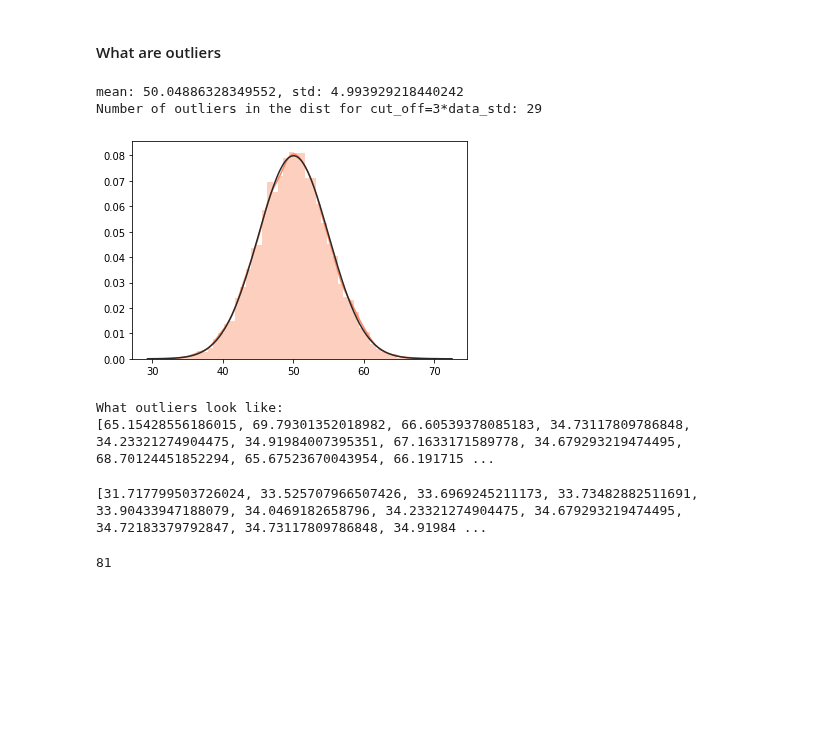
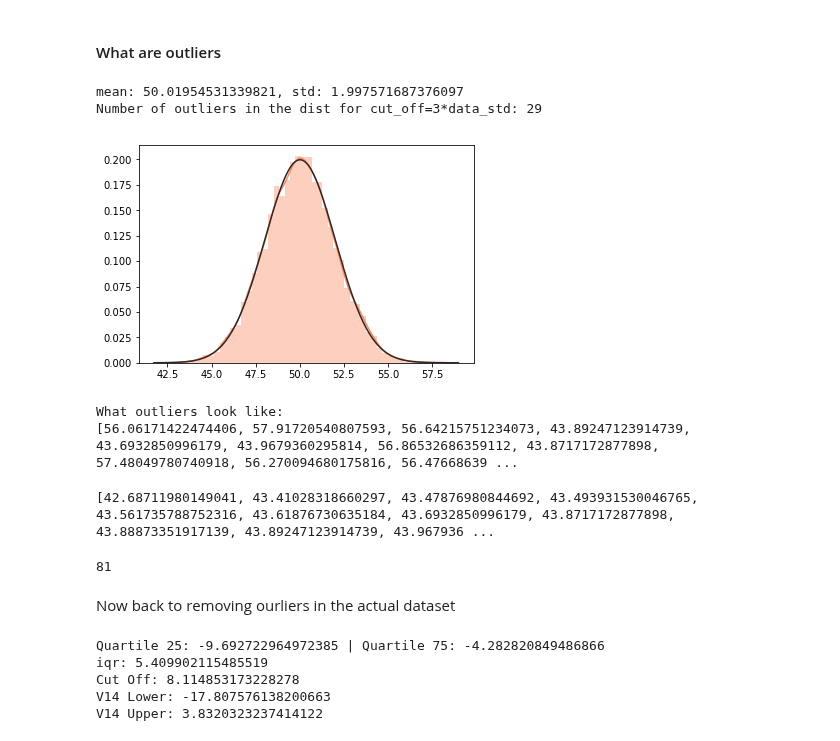
Before and after one commit to lepchenkov/Fraud_detection_case_study, a Jupyter notebook: Exploring_imbalanced_dataset.ipynb, the cells around one changed output. Saved outputs shown, nothing was run; the diff lists cells and outputs as text; code cells hidden in the pictures; blank space fills up the shorter version.

```diff
--- a/Exploring_imbalanced_dataset.ipynb
+++ b/Exploring_imbalanced_dataset.ipynb
@@ -312,33 +315,33 @@ Only V14 feature has a distribution close to normal.
 # %%
 from numpy.random import seed, randn
 from numpy import mean, std
 seed(1)
-data = 5 * randn(10000) + 50
+data = 2 * randn(10000) + 50
 print(f'mean: {mean(data)}, std: {std(data)}')
 data_mean, data_std = mean(data), std(data)
 cut_off_value = 3
 cut_off = data_std * cut_off_value
 lower, upper = data_mean - cut_off, data_mean + cut_off
 
 outliers = [x for x in data if x < lower or x > upper]
 print(f'Number of outliers in the dist for cut_off={cut_off_value}*data_std:',
       len(outliers))
 
 sns.distplot(data, fit=norm, color='#FB8861')
 plt.show()
 
 print('\nWhat outliers look like:')
 print(outliers)
 # %% [output]
-mean: 50.04886328349552, std: 4.993929218440242
+mean: 50.01954531339821, std: 1.997571687376097
 Number of outliers in the dist for cut_off=3*data_std: 29
-[figure, old version]
+[figure, new version]
 What outliers look like:
-[65.15428556186015, 69.79301352018982, 66.60539378085183, 34.73117809786848, 34.23321274904475, 34.91984007395351, 67.1633171589778, 34.679293219474495, 68.70124451852294, 65.67523670043954, 66.191715 ...
+[56.06171422474406, 57.91720540807593, 56.64215751234073, 43.89247123914739, 43.6932850996179, 43.9679360295814, 56.86532686359112, 43.8717172877898, 57.48049780740918, 56.270094680175816, 56.47668639 ...
 # %%
 print(sorted(outliers))
 # %% [output]
-[31.717799503726024, 33.525707966507426, 33.6969245211173, 33.73482882511691, 33.90433947188079, 34.0469182658796, 34.23321274904475, 34.679293219474495, 34.72183379792847, 34.73117809786848, 34.91984 ...
+[42.68711980149041, 43.41028318660297, 43.47876980844692, 43.493931530046765, 43.561735788752316, 43.61876730635184, 43.6932850996179, 43.8717172877898, 43.88873351917139, 43.89247123914739, 43.967936 ...
 # %%
 from numpy import percentile
 q25, q75 = percentile(data, 25), percentile(data, 75)
@@ -349,3 +352,24 @@ outliers = [x for x in data if x < lower or x > upper]
 print(len(outliers))
 # %% [output]
 81
+# %% [markdown]
+Now back to removing ourliers in the actual dataset
+# %%
+v14_fraud = new_df['V14'].loc[new_df['Class'] == 1].values
+q25, q75 = np.percentile(v14_fraud, 25), np.percentile(v14_fraud, 75)
+print('Quartile 25: {} | Quartile 75: {}'.format(q25, q75))
+v14_iqr = q75 - q25
+print('iqr: {}'.format(v14_iqr))
+
+
+v14_cut_off = v14_iqr * 1.5
+v14_lower, v14_upper = q25 - v14_cut_off, q75 + v14_cut_off
+print('Cut Off: {}'.format(v14_cut_off))
+print('V14 Lower: {}'.format(v14_lower))
+print('V14 Upper: {}'.format(v14_upper))
+# %% [output]
+Quartile 25: -9.692722964972385 | Quartile 75: -4.282820849486866
+iqr: 5.409902115485519
+Cut Off: 8.114853173228278
+V14 Lower: -17.807576138200663
+V14 Upper: 3.8320323237414122
```
Also changed, not shown: parts of 9 cells of this notebook.
